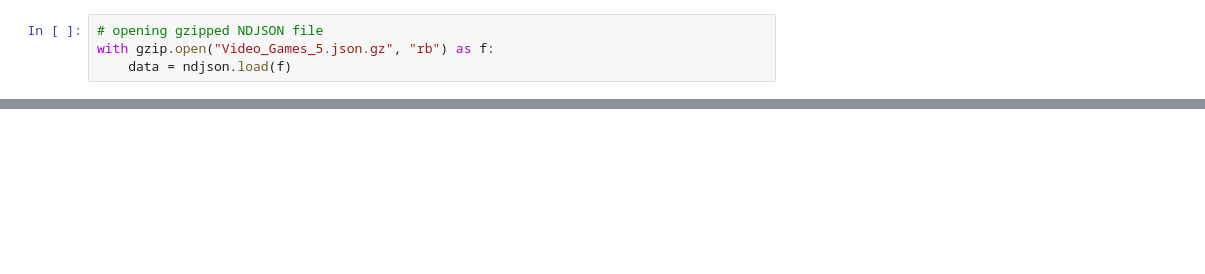
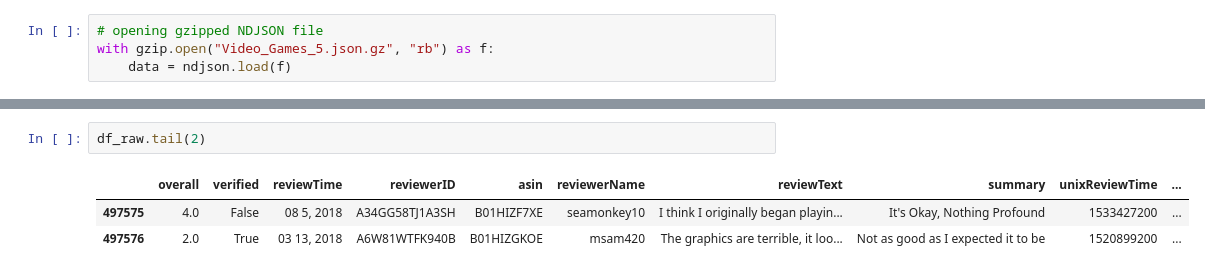
Before and after one commit to Programming-Skills/NLP, a Jupyter notebook: Growth Hacking Sentiment.ipynb, the cells around one changed output, grey strips where cells are left out. Drawn from its saved outputs; the diff is of its cells as text; blank space fills up the shorter version.

```diff
--- a/Growth Hacking Sentiment.ipynb
+++ b/Growth Hacking Sentiment.ipynb
@@ -44,0 +54,6 @@ data
+# %%
+df_raw.tail(2)
+# %% [output]
+|  | overall | verified | reviewTime | reviewerID | asin | reviewerName | reviewText | summary | unixReviewTime | ... |
+| 497575 | 4.0 | False | 08 5, 2018 | A34GG58TJ1A3SH | B01HIZF7XE | seamonkey10 | I think I originally began playin... | It's Okay, Nothing Profound | 1533427200 | ... |
+| 497576 | 2.0 | True | 03 13, 2018 | A6W81WTFK940B | B01HIZGKOE | msam420 | The graphics are terrible, it loo... | Not as good as I expected it to be | 1520899200 | ... |
```
Also changed, not shown: parts of 28 cells of this notebook.
